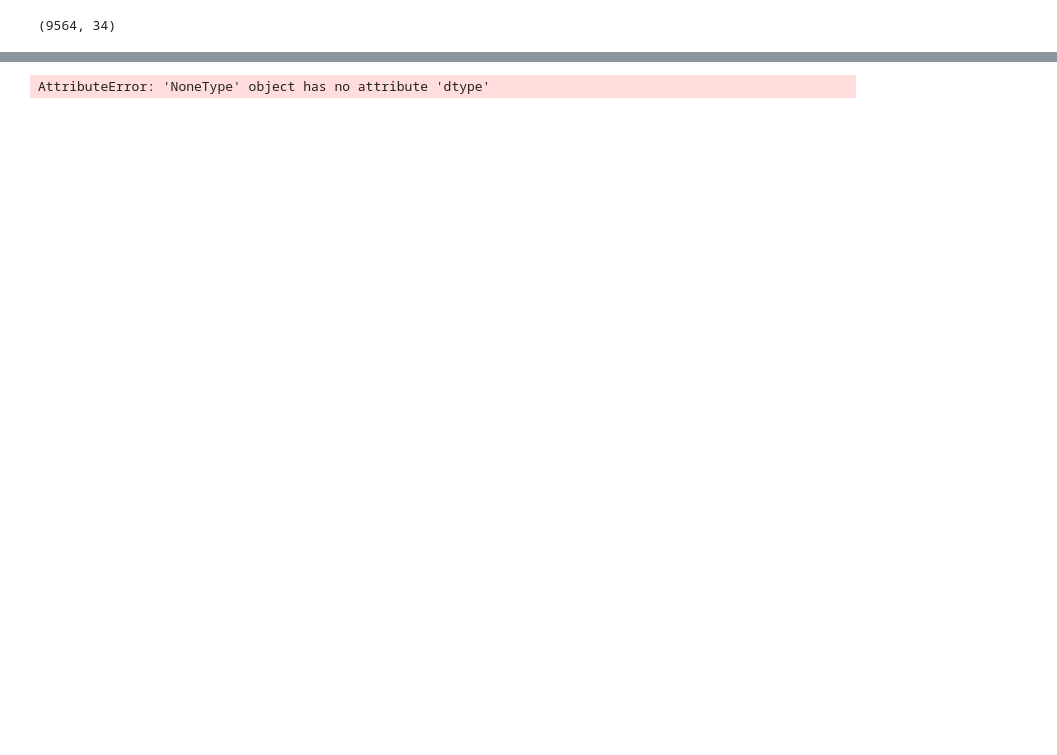
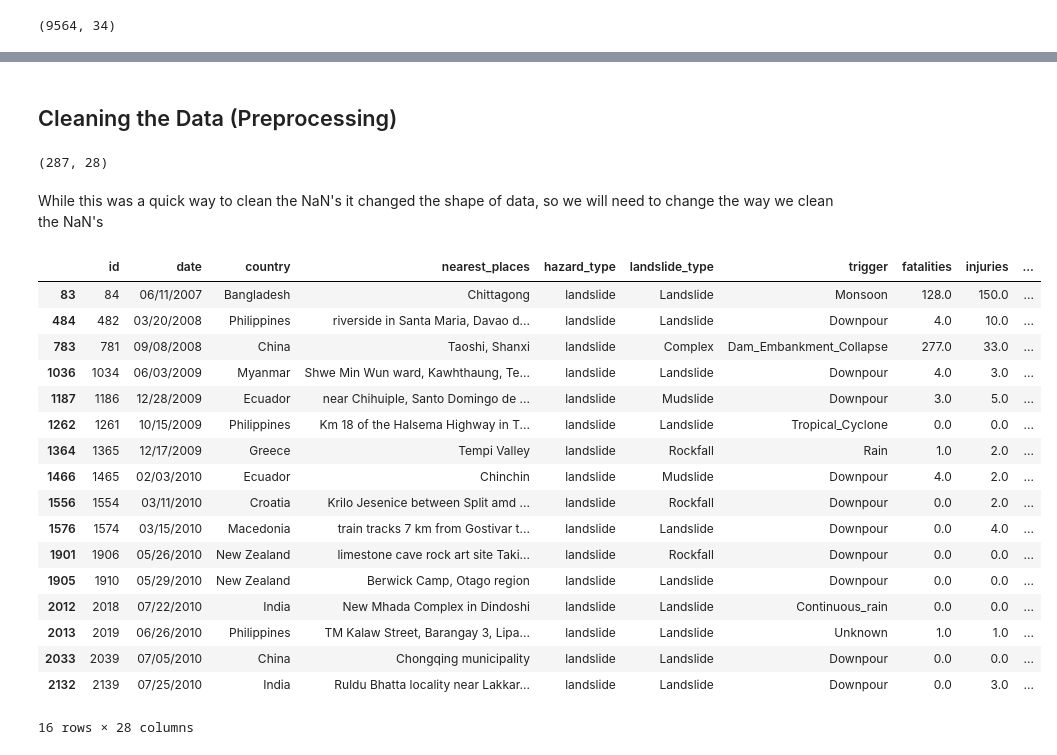
Before and after one commit to brennerhaverlock/Landslide_Study, a Jupyter notebook: Landslide-data.ipynb, the cells around one changed output, grey strips where cells are left out. Cells and saved outputs as stored; diff of their text form; code cells hidden in the pictures; blank space fills up the shorter version.

Commit message:
preprocessing and some extra anaysis added

```diff
--- a/Landslide-data.ipynb
+++ b/Landslide-data.ipynb
@@ -17,0 +51,2 @@ df.shape
+# %% [markdown]
+## Cleaning the Data (Preprocessing)
@@ -18,4 +61,27 @@ df.shape
 # %%
-df.dtype()
+df.shape
 # %% [output]
-AttributeError: 'NoneType' object has no attribute 'dtype'
+(287, 28)
+# %% [markdown]
+While this was a quick way to clean the NaN's it changed the shape of data, so we will need to change the way we clean the NaN's
+# %%
+df.head(16)
+# %% [output]
+|  | id | date | country | nearest_places | hazard_type | landslide_type | trigger | fatalities | injuries | ... |
+| 83 | 84 | 06/11/2007 | Bangladesh | Chittagong | landslide | Landslide | Monsoon | 128.0 | 150.0 | ... |
+| 484 | 482 | 03/20/2008 | Philippines | riverside in Santa Maria, Davao d... | landslide | Landslide | Downpour | 4.0 | 10.0 | ... |
+| 783 | 781 | 09/08/2008 | China | Taoshi, Shanxi | landslide | Complex | Dam_Embankment_Collapse | 277.0 | 33.0 | ... |
+| 1036 | 1034 | 06/03/2009 | Myanmar | Shwe Min Wun ward, Kawhthaung, Te... | landslide | Landslide | Downpour | 4.0 | 3.0 | ... |
+| 1187 | 1186 | 12/28/2009 | Ecuador | near Chihuiple, Santo Domingo de ... | landslide | Mudslide | Downpour | 3.0 | 5.0 | ... |
+| 1262 | 1261 | 10/15/2009 | Philippines | Km 18 of the Halsema Highway in T... | landslide | Landslide | Tropical_Cyclone | 0.0 | 0.0 | ... |
+| 1364 | 1365 | 12/17/2009 | Greece | Tempi Valley | landslide | Rockfall | Rain | 1.0 | 2.0 | ... |
+| 1466 | 1465 | 02/03/2010 | Ecuador | Chinchin | landslide | Mudslide | Downpour | 4.0 | 2.0 | ... |
+| 1556 | 1554 | 03/11/2010 | Croatia | Krilo Jesenice between Split amd ... | landslide | Rockfall | Downpour | 0.0 | 2.0 | ... |
+| 1576 | 1574 | 03/15/2010 | Macedonia | train tracks 7 km from Gostivar t... | landslide | Landslide | Downpour | 0.0 | 4.0 | ... |
+| 1901 | 1906 | 05/26/2010 | New Zealand | limestone cave rock art site Taki... | landslide | Rockfall | Downpour | 0.0 | 0.0 | ... |
+| 1905 | 1910 | 05/29/2010 | New Zealand | Berwick Camp, Otago region | landslide | Landslide | Downpour | 0.0 | 0.0 | ... |
+| 2012 | 2018 | 07/22/2010 | India | New Mhada Complex in Dindoshi | landslide | Landslide | Continuous_rain | 0.0 | 0.0 | ... |
+| 2013 | 2019 | 06/26/2010 | Philippines | TM Kalaw Street, Barangay 3, Lipa... | landslide | Landslide | Unknown | 1.0 | 1.0 | ... |
+| 2033 | 2039 | 07/05/2010 | China | Chongqing municipality | landslide | Landslide | Downpour | 0.0 | 0.0 | ... |
+| 2132 | 2139 | 07/25/2010 | India | Ruldu Bhatta locality near Lakkar... | landslide | Landslide | Downpour | 0.0 | 3.0 | ... |
+16 rows × 28 columns
```
Also changed, not shown: parts of 30 cells of this notebook, 1 other file.
